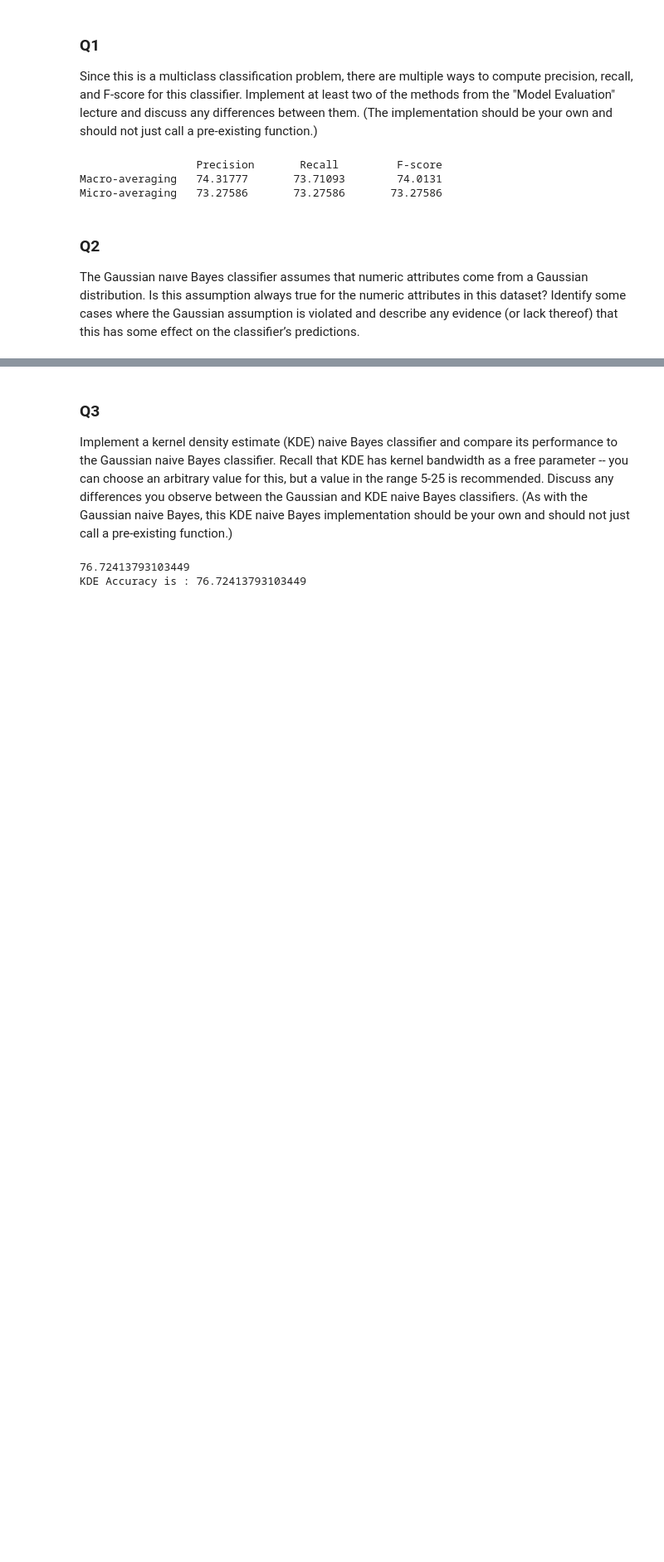
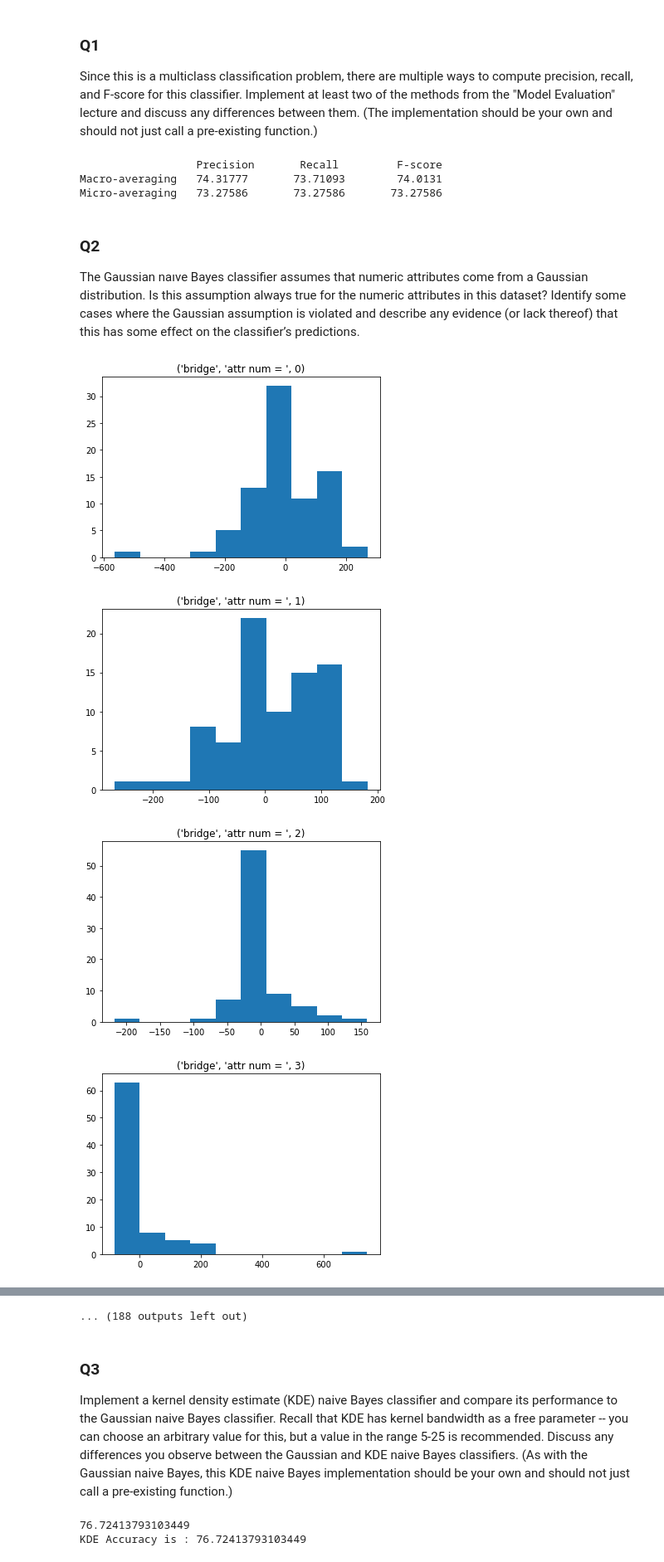
Before and after one commit to pbudiman/GaussianNaiveBayes, a Jupyter notebook: COMP30027_2021_assignment1_template.ipynb, the cells around one changed output, grey strips where cells are left out. Shown at 83% size. Cells and saved outputs as stored; diff of their text form; code cells hidden in the pictures; blank space fills up the shorter version.

Commit message:
initial histogram

```diff
--- a/COMP30027_2021_assignment1_template.ipynb
+++ b/COMP30027_2021_assignment1_template.ipynb
@@ -370,3 +358,25 @@ Micro-averaging   73.27586       73.27586       73.27586
 # %% [markdown]
 ### Q2
 The Gaussian naıve Bayes classifier assumes that numeric attributes come from a Gaussian distribution. Is this assumption always true for the numeric attributes in this dataset? Identify some cases where the Gaussian assumption is violated and describe any evidence (or lack thereof) that this has some effect on the classifier’s predictions.
+# %%
+attribute_column = []
+
+for keys in class_dict.keys():
+    for i in range(len(class_dict[keys][0])):
+        for j in range(len(class_dict[keys])):
+            attribute_column.append(class_dict[keys][j][i])
+        plt.hist(attribute_column)
+        plt.title((keys, "attr num = ", i))
+
+        plt.show()
+        attribute_column = []
+
+# for classes with more attributes that don't conform to gaussian distribution -> increased false positive negative numbers
+# eg child and downwarddog and seatedforwardbend
+# skewed due to missing values (mostly centered around zero) with spikes where it would be the mean if there were no missing values
+# leads to increased false positive and false negative values because of incorrect gaussian mean and stdev used
+# %% [output]
+[figure, added]
+[figure, added]
+[figure, added]
+[figure, added]
@@ -373,3 +391,4 @@ The Gaussian naıve Bayes classifier assumes that numeric attributes come from a
+... (188 outputs left out)
 # %% [markdown]
 ### Q3
 Implement a kernel density estimate (KDE) naive Bayes classifier and compare its performance to the Gaussian naive Bayes classifier. Recall that KDE has kernel bandwidth as a free parameter -- you can choose an arbitrary value for this, but a value in the range 5-25 is recommended. Discuss any differences you observe between the Gaussian and KDE naive Bayes classifiers. (As with the Gaussian naive Bayes, this KDE naive Bayes implementation should be your own and should not just call a pre-existing function.)
```
Also changed, not shown: parts of 5 cells of this notebook.
